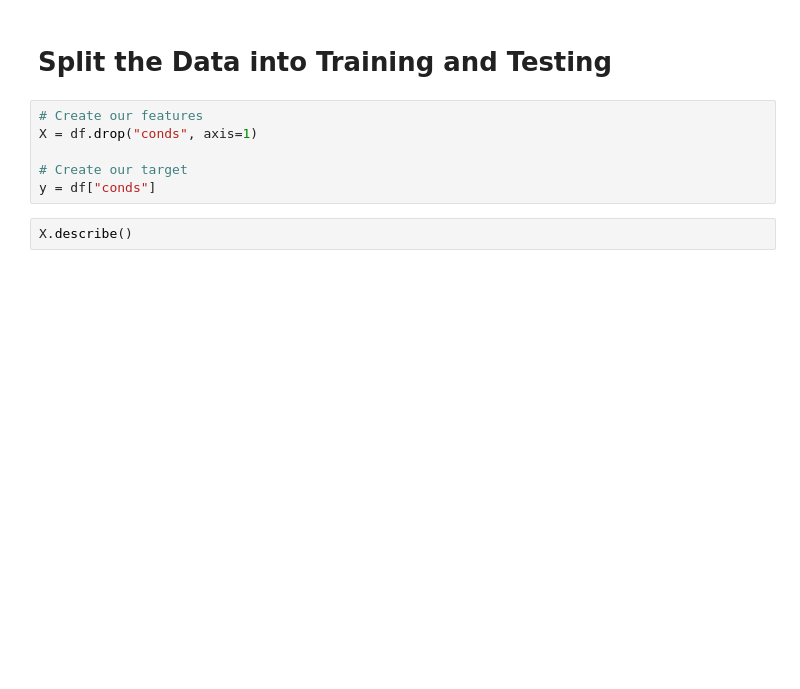
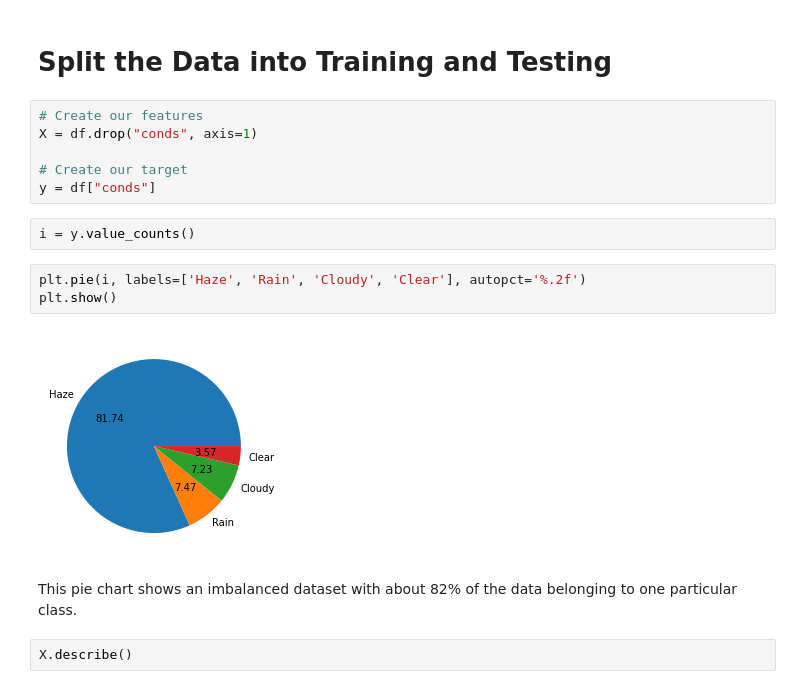
Before and after one commit to rankx034/final-project, a Jupyter notebook: ML_Models.ipynb, the cells around one changed output. Cells and saved outputs as stored; diff of their text form; blank space fills up the shorter version.

```diff
--- a/ML_Models.ipynb
+++ b/ML_Models.ipynb
@@ -203,6 +205,15 @@ X = df.drop("conds", axis=1)
 
 # Create our target
 y = df["conds"]
+# %%
+i = y.value_counts()
+# %%
+plt.pie(i, labels=['Haze', 'Rain', 'Cloudy', 'Clear'], autopct='%.2f')
+plt.show()
+# %% [output]
+[figure, added]
+# %% [markdown]
+This pie chart shows an imbalanced dataset with about 82% of the data belonging to one particular class.
 # %%
 X.describe()
 # %% [output]
```
Also changed, not shown: parts of 90 cells of this notebook.
